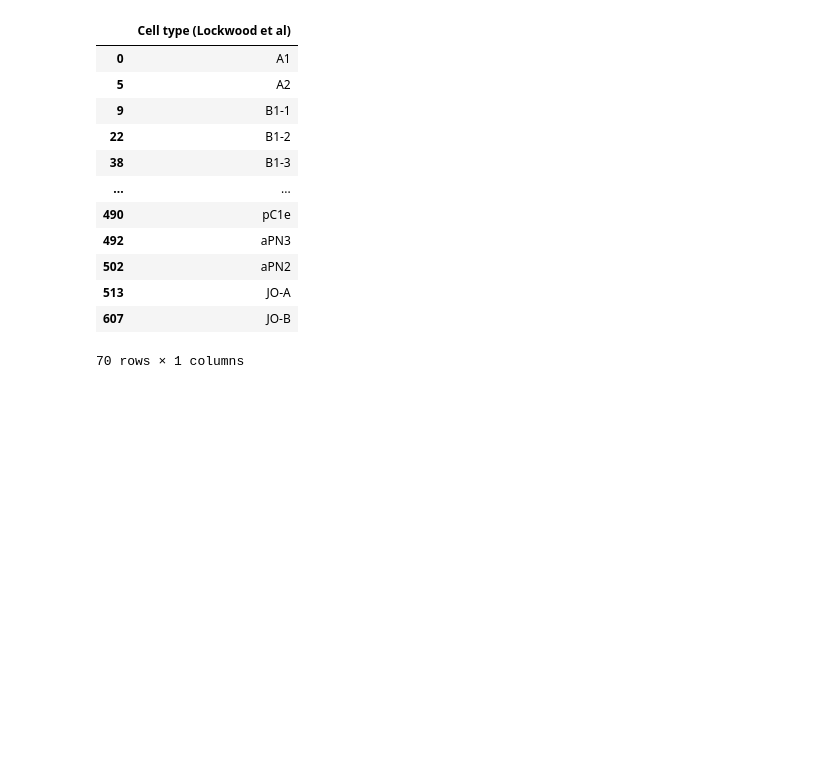
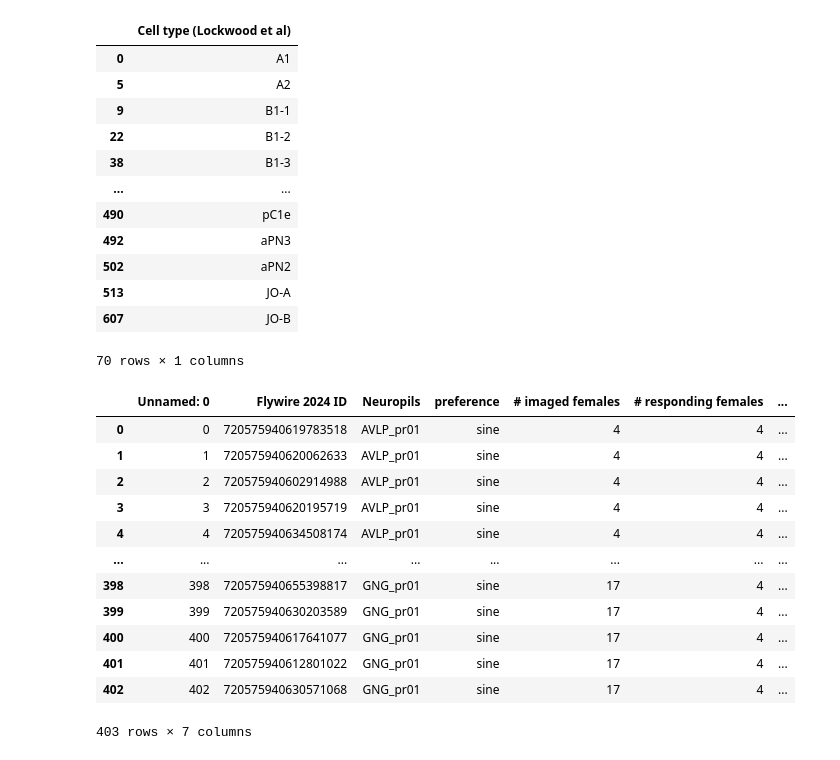
Before and after one commit to grace-cai08/sp25, a Jupyter notebook: wiringdgrm.ipynb, the cells around one changed output. Drawn from its saved outputs; the diff is of its cells as text; code cells hidden in the pictures; blank space fills up the shorter version.

```diff
--- a/wiringdgrm.ipynb
+++ b/wiringdgrm.ipynb
@@ -242,3 +242,19 @@ celltypes[['Cell type (Lockwood et al)']].drop_duplicates() #make sure we didn't
 | 513 | JO-A |
 | 607 | JO-B |
 70 rows × 1 columns
+# %%
+pd.read_csv('train_dat.csv')
+# %% [output]
+|  | Unnamed: 0 | Flywire 2024 ID | Neuropils | preference | # imaged females | # responding females | ... |
+| 0 | 0 | 720575940619783518 | AVLP_pr01 | sine | 4 | 4 | ... |
+| 1 | 1 | 720575940620062633 | AVLP_pr01 | sine | 4 | 4 | ... |
+| 2 | 2 | 720575940602914988 | AVLP_pr01 | sine | 4 | 4 | ... |
+| 3 | 3 | 720575940620195719 | AVLP_pr01 | sine | 4 | 4 | ... |
+| 4 | 4 | 720575940634508174 | AVLP_pr01 | sine | 4 | 4 | ... |
+| ... | ... | ... | ... | ... | ... | ... | ... |
+| 398 | 398 | 720575940655398817 | GNG_pr01 | sine | 17 | 4 | ... |
+| 399 | 399 | 720575940630203589 | GNG_pr01 | sine | 17 | 4 | ... |
+| 400 | 400 | 720575940617641077 | GNG_pr01 | sine | 17 | 4 | ... |
+| 401 | 401 | 720575940612801022 | GNG_pr01 | sine | 17 | 4 | ... |
+| 402 | 402 | 720575940630571068 | GNG_pr01 | sine | 17 | 4 | ... |
+403 rows × 7 columns
```
Also changed, not shown: 1 other file.
